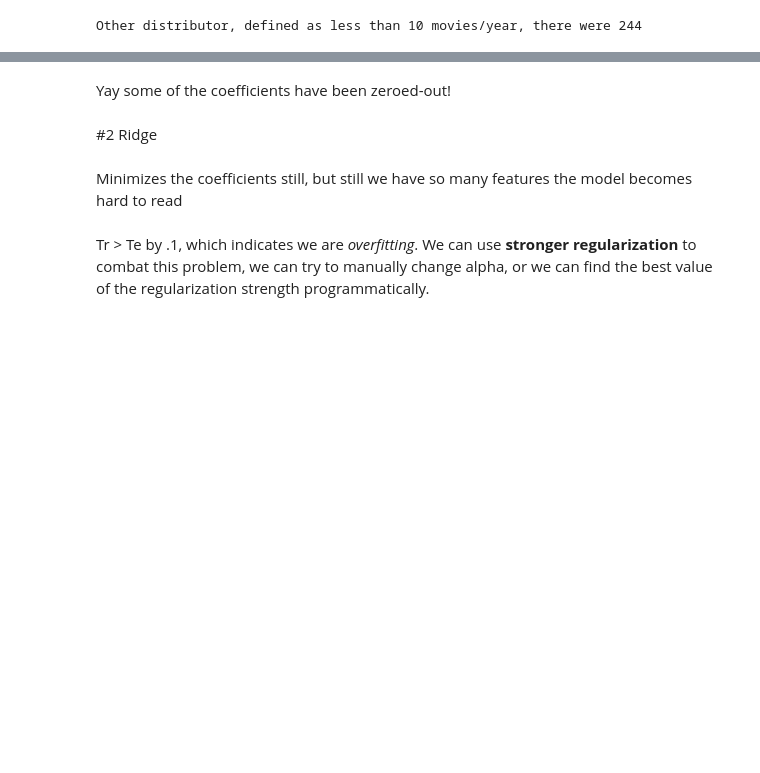
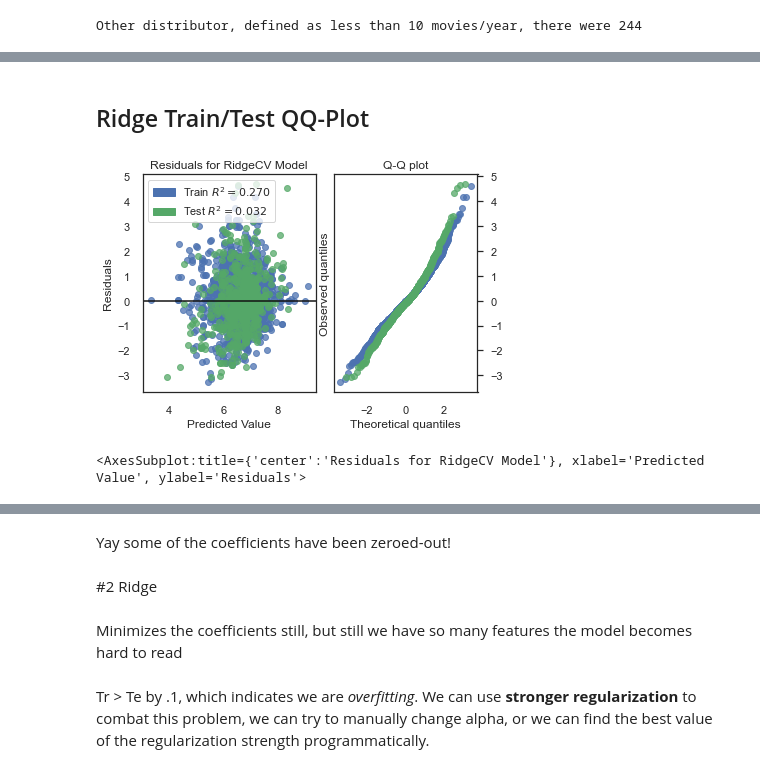
Before and after one commit to yi-ye-zhi-qiu/liamometer, a Jupyter notebook: analysis.ipynb, the cells around one changed output, grey strips where cells are left out. Drawn from its saved outputs; the diff is of its cells as text; code cells hidden in the pictures; blank space fills up the shorter version.

```diff
--- a/analysis.ipynb
+++ b/analysis.ipynb
@@ -597,0 +616,11 @@ list(zip(more_features_list, lasso_model.coef_))
+# %% [markdown]
+## Ridge Train/Test QQ-Plot
+# %%
+ridge_cv_5_fold = RidgeCV(cv=5)
+visualizer = ResidualsPlot(ridge_cv_5_fold, hist=False, qqplot=True)
+visualizer.fit(X_train3_scaled, y_train)  # Fit the training data to the visualizer
+visualizer.score(X_test3_scaled, y_test)  # Score on our test data
+visualizer.show()                         # Finalize and render the figure
+# %% [output]
+[figure, added]
+<AxesSubplot:title={'center':'Residuals for RidgeCV Model'}, xlabel='Predicted Value', ylabel='Residuals'>
```
Also changed, not shown: parts of 99 cells of this notebook.
